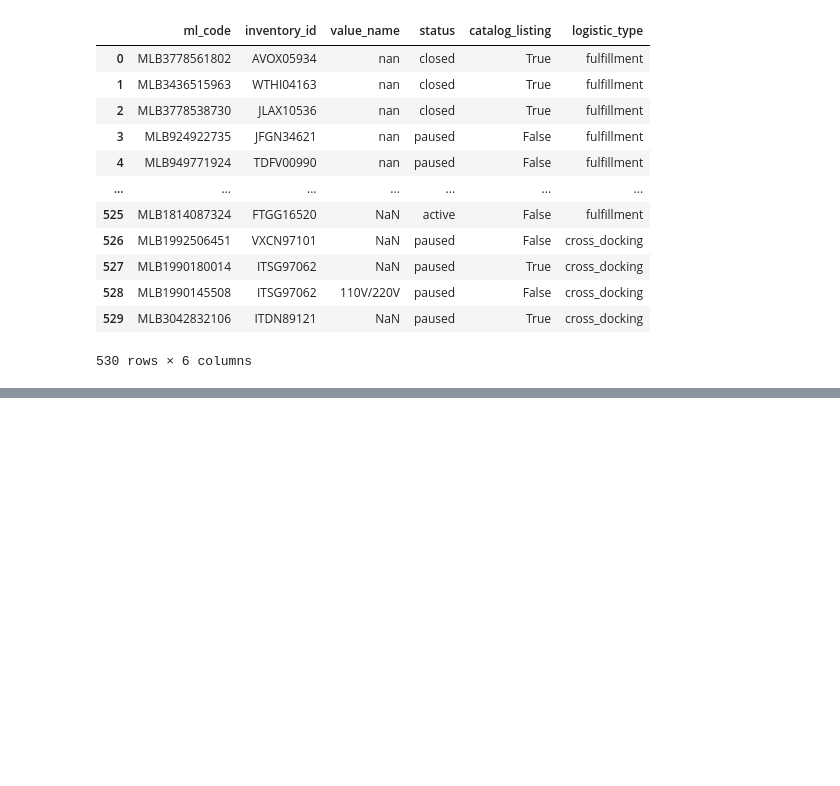
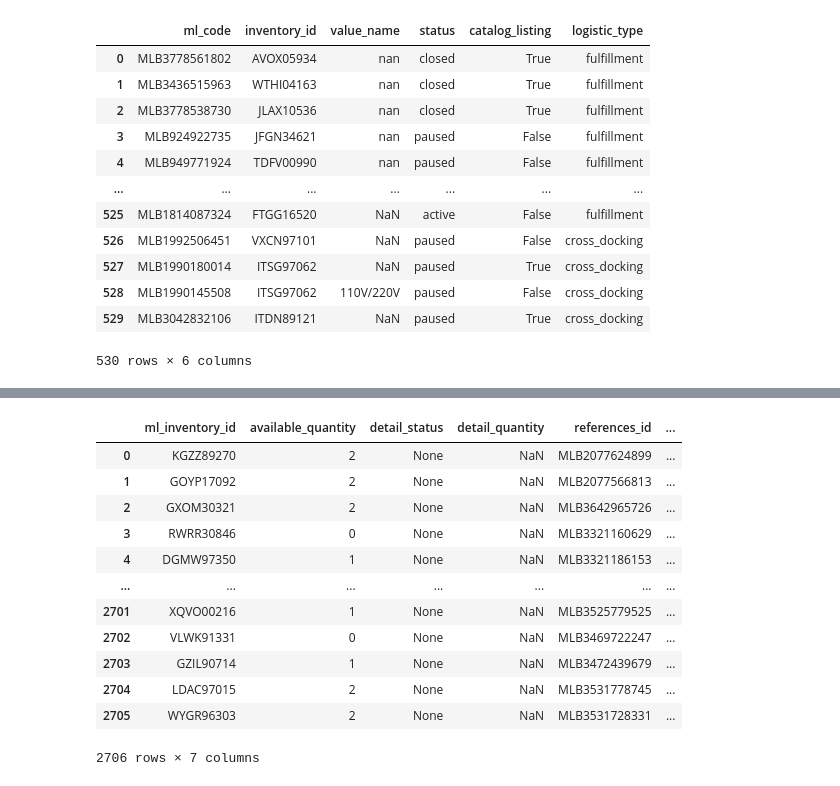
Before and after one commit to lpcoutinho/mcenter_streamlit, a Jupyter notebook: Notebooks/rotinas/get_items.ipynb, the cells around one changed output, grey strips where cells are left out. Saved outputs shown, nothing was run; the diff lists cells and outputs as text; code cells hidden in the pictures; blank space fills up the shorter version.

```diff
--- a/Notebooks/rotinas/get_items.ipynb
+++ b/Notebooks/rotinas/get_items.ipynb
@@ -296,7 +300,9 @@ df_sku_var = df_sku_var.drop(["variations", "variation_id"], axis=1)
 df_sku_var
 
 # *se variation_inventory_id = None -> variation_inventory_id == inventory_id && remove inventory_id && variation_inventory_id rename to inventory_id*
-df_sku_var["variation_inventory_id"].fillna(df_sku_var["inventory_id"], inplace=True)
+df_sku_var["variation_inventory_id"].fillna(
+    df_sku_var["inventory_id"], inplace=True
+)
 
 # Editando tabela
 cols = [
@@ -305,7 +311,7 @@ cols = [
     "value_name",
     "status",
     "catalog_listing",
-    "logistic_type",
+    "logistic_type"
 ]
 df_sku_var = df_sku_var[cols]
 df_sku_var = df_sku_var.rename(columns={"variation_inventory_id": "inventory_id"})
@@ -478,7 +484,9 @@ for item in json_list_item:
     )
 
     # Pegar "value_name" e "value_id" se a entrada existir, caso contrário, definir como None
-    attribute_value_name = seller_sku_entry["value_name"] if seller_sku_entry else None
+    attribute_value_name = (
+        seller_sku_entry["value_name"] if seller_sku_entry else None
+    )
     attribute_value_id = seller_sku_entry["value_id"] if seller_sku_entry else None
 
     # Adicionar os no_ful_attributes à lista
@@ -489,7 +497,7 @@ for item in json_list_item:
             "status": status,
             "variations": variations,
             "catalog_listing": catalog_listing,
-            "logistic_type": logistic_type,
+            "logistic_type":logistic_type,
         }
     )
 
@@ -544,7 +552,9 @@ df_no_ful = df_no_ful.drop(["variations", "variation_id"], axis=1)
 df_no_ful
 
 # *se variation_inventory_id = None -> variation_inventory_id == inventory_id && remove inventory_id && variation_inventory_id rename to inventory_id*
-df_no_ful["variation_inventory_id"].fillna(df_no_ful["inventory_id"], inplace=True)
+df_no_ful["variation_inventory_id"].fillna(
+    df_no_ful["inventory_id"], inplace=True
+)
 
 # Editando tabela
 cols = [
@@ -553,7 +563,7 @@ cols = [
     "value_name",
     "status",
     "catalog_listing",
-    "logistic_type",
+    "logistic_type"
 ]
 df_no_ful = df_no_ful[cols]
 df_no_ful = df_no_ful.rename(columns={"variation_inventory_id": "inventory_id"})
@@ -1200,0 +1216,15 @@ json_list
+# %%
+### Populando banco de dados ###
+try:
+    conn = psycopg2.connect(**db_config)
+
+    query = f"SELECT * FROM cris_fulfillment_stock;"
+    logger.info(query)
+    df = pd.read_sql(query, conn)
+except psycopg2.Error as e:
+    logger.error(f"Erro do psycopg2 em 'items': {e}")
+except Exception as e:
+    logger.error(f"Erro ao consultar 'items': {e}")
+
+df
+# %% [output]
@@ -1200,0 +1232,13 @@ json_list
+|  | ml_inventory_id | available_quantity | detail_status | detail_quantity | references_id | ... |
+| 0 | KGZZ89270 | 2 | None | NaN | MLB2077624899 | ... |
+| 1 | GOYP17092 | 2 | None | NaN | MLB2077566813 | ... |
+| 2 | GXOM30321 | 2 | None | NaN | MLB3642965726 | ... |
+| 3 | RWRR30846 | 0 | None | NaN | MLB3321160629 | ... |
+| 4 | DGMW97350 | 1 | None | NaN | MLB3321186153 | ... |
+| ... | ... | ... | ... | ... | ... | ... |
+| 2701 | XQVO00216 | 1 | None | NaN | MLB3525779525 | ... |
+| 2702 | VLWK91331 | 0 | None | NaN | MLB3469722247 | ... |
+| 2703 | GZIL90714 | 1 | None | NaN | MLB3472439679 | ... |
+| 2704 | LDAC97015 | 2 | None | NaN | MLB3531778745 | ... |
+| 2705 | WYGR96303 | 2 | None | NaN | MLB3531728331 | ... |
+2706 rows × 7 columns
```
Also changed, not shown: parts of 42 cells of this notebook, 8 other files.
